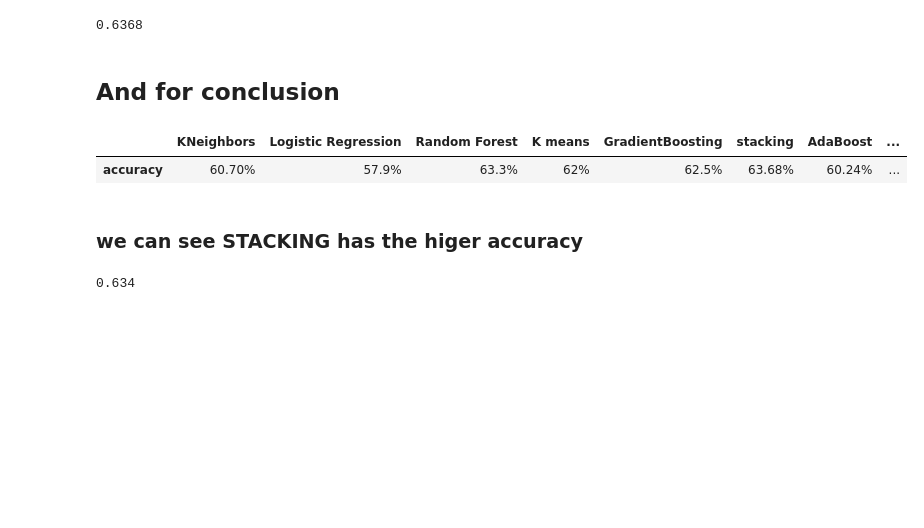
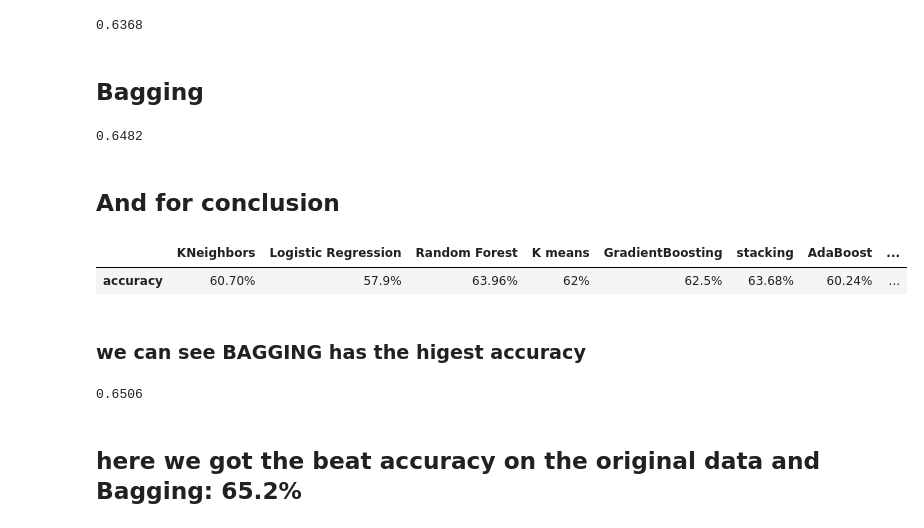
Before and after one commit to taliyashitreet/Final-Progect-2, a Jupyter notebook: Cat vs Dog.ipynb, the cells around one changed output. Saved outputs shown, nothing was run; the diff lists cells and outputs as text; code cells hidden in the pictures; blank space fills up the shorter version.

```diff
--- a/Cat vs Dog.ipynb
+++ b/Cat vs Dog.ipynb
@@ -400,32 +396,44 @@ y_pred= stacking_clf.predict(X_test)
 metrics.accuracy_score(y_test, y_pred)
 # %% [output]
 0.6368
+# %% [markdown]
+## Bagging
+# %%
+Bagging_clf=BaggingClassifier(base_estimator=rf_clf,n_estimators=10, random_state=0)
+Bagging_clf.fit(X_train,y_train)
+y_pred= Bagging_clf.predict(X_test)
+metrics.accuracy_score(y_test, y_pred)
+# %% [output]
+0.6482
 # %% [markdown]
 ## And for conclusion
 # %%
 data = {'KNeighbors':  ['60.70%'],
         'Logistic Regression': ['57.9%'],
-        'Random Forest': ['63.3%'],
+        'Random Forest': ['63.96%'],
         'K means': ['62%'],
         'GradientBoosting': ['62.5%'],
         'stacking':['63.68%'],
         'AdaBoost':['60.24%'],
-        'xgboost':['62%']
+        'xgboost':['62%'],
+        'Bagging':['64.88%']
         }
-df = pd.DataFrame (data, columns = ['KNeighbors','Logistic Regression','Random Forest','K means','GradientBoosting','stacking','AdaBoost','xgboost']
+df = pd.DataFrame (data, columns = ['KNeighbors','Logistic Regression','Random Forest','K means','GradientBoosting','stacking','AdaBoost','xgboost','Bagging']
                    ,index=['accuracy'])
 df
 # %% [output]
 |  | KNeighbors | Logistic Regression | Random Forest | K means | GradientBoosting | stacking | AdaBoost | ... |
-| accuracy | 60.70% | 57.9% | 63.3% | 62% | 62.5% | 63.68% | 60.24% | ... |
+| accuracy | 60.70% | 57.9% | 63.96% | 62% | 62.5% | 63.68% | 60.24% | ... |
 # %% [markdown]
-### we can see STACKING has the higer accuracy
+### we can see BAGGING has the higest accuracy
 # %%
-X_train, X_test, y_train, y_test = train_test_split(X_reduced, y, test_size=0.2, random_state=0)
-stacking_clf=StackingClassifier(estimators=[('rf',rf_clf),('kn',knn)],final_estimator=LogisticRegression())
-stacking_clf.fit(X_train,y_train)
-y_pred= stacking_clf.predict(X_test)
-metrics.accuracy_score(y_test, y_pred)
-#STACKING for the original data
+X_train, X_test, y_train, y_test = train_test_split(x, y, test_size=0.2, random_state=0)
+bagging_clf=BaggingClassifier(base_estimator=rf_clf,n_estimators=15, random_state=0)
+bagging_clf.fit(X_train,y_train)
+y_pred= bagging_clf.predict(X_test)
+metrics.accuracy_score(y_test, y_pred)S
+#BAGGING for the original data
 # %% [output]
-0.634
+0.6506
+# %% [markdown]
+## here we got the beat accuracy on the original data and Bagging: 65.2%
```
Also changed, not shown: parts of 5 cells of this notebook, 2 other files.
